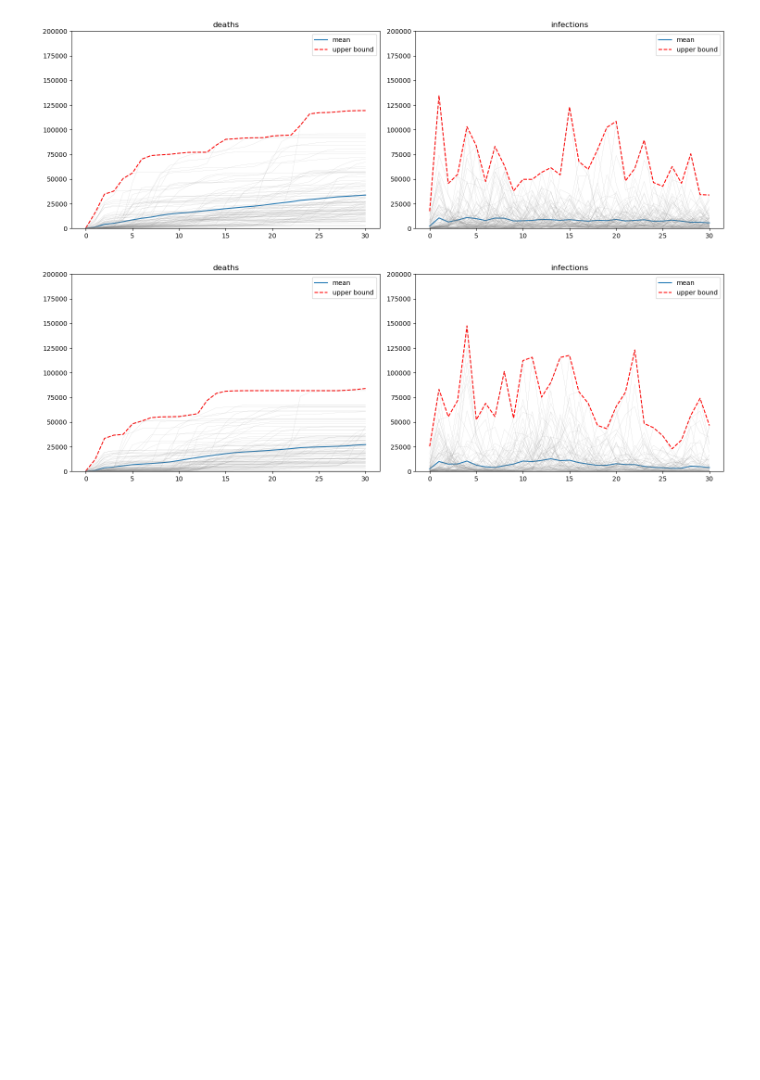
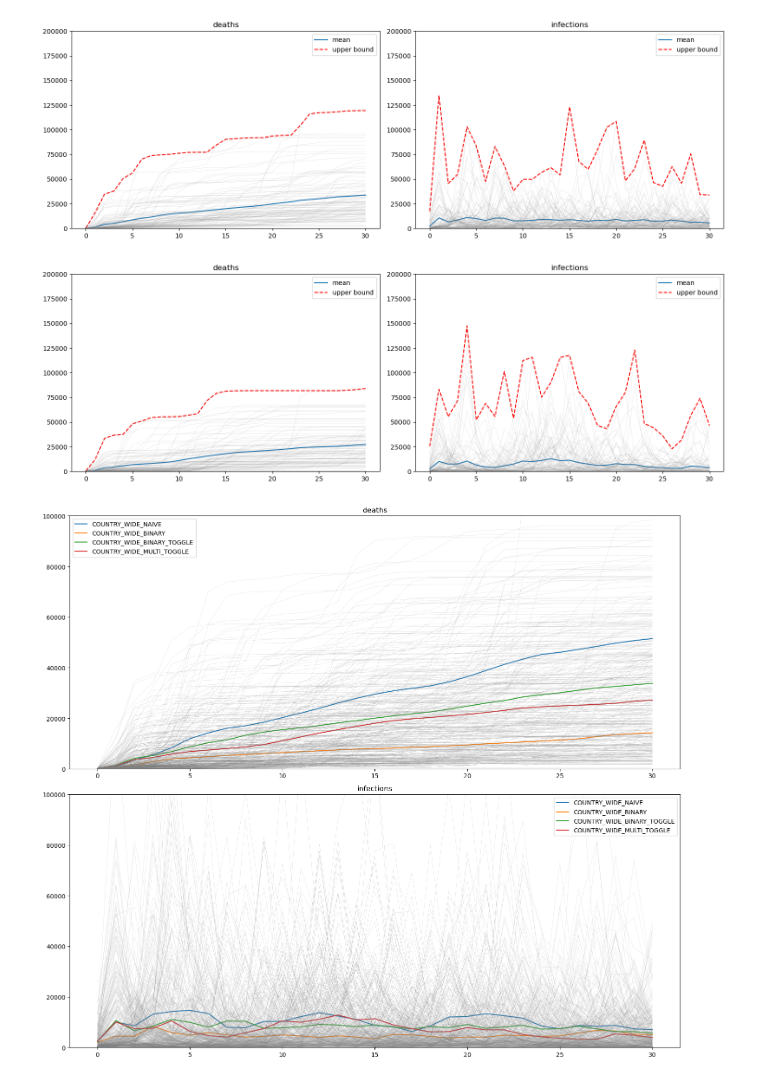
Before and after one commit to RenardDesNeiges/EpidemicsSimulator, a Jupyter notebook: eval_experiments.ipynb, the cells around one changed output. Cells and saved outputs as stored; diff of their text form; code cells hidden in the pictures; blank space fills up the shorter version.

```diff
--- a/eval_experiments.ipynb
+++ b/eval_experiments.ipynb
@@ -227,37 +227,35 @@ plot_run_exp_var('COUNTRY_WIDE_MULTI_TOGGLE', range(100))
 # %%
 
 items = [   ('COUNTRY_WIDE_NAIVE', range(100)),
             ('COUNTRY_WIDE_BINARY', range(100)),
             ('COUNTRY_WIDE_BINARY_TOGGLE', range(100)),
             ('COUNTRY_WIDE_MULTI_TOGGLE', range(100)),]
 
 def plot_runs_exp_var(keys):
+    scale = 1
+    fig, ax = plt.subplots(2,1,figsize=(15*scale,13*scale))
+    ax[0].set_title('deaths')
+    ax[1].set_title('infections')
     for k,run_ids in keys:
         out = extract_log_parameters(run_logs[k])
-        scale = 1
-        fig, ax = plt.subplots(2,1,figsize=(15*scale,5*scale))
 
         avg_deaths = np.mean([out['deaths'][_id] for _id in run_ids],axis=0)
-        deaths_sup = np.max([out['deaths'][_id] for _id in run_ids],axis=0)
 
         ax[0].plot(avg_deaths)
-        ax[0].plot(deaths_sup, '--', color='red')
-
-        ax[0].legend(['mean','upper bound','lower bound'])
-        [ax[0].plot(out['deaths'][_id], color='gray', linewidth=0.1) for _id in run_ids]
-        ax[0].set_title('deaths')
-        ax[0].set_ylim(0,200000)
+        ax[0].set_ylim(0,100000)
 
 
         avg_infected = np.mean([out['infected'][_id] for _id in run_ids],axis=0)
-        infected_sup = np.max([out['infected'][_id] for _id in run_ids],axis=0)
         ax[1].plot(avg_infected)
-        ax[1].plot(infected_sup, '--', color='red')
-
-        ax[1].legend(['mean','upper bound','lower bound'])
+        ax[1].set_ylim(0,100000)
+    ax[0].legend([e[0] for e in keys])
+    ax[1].legend([e[0] for e in keys])
+    for k,run_ids in keys:
+        out = extract_log_parameters(run_logs[k])
+        [ax[0].plot(out['deaths'][_id], color='gray', linewidth=0.1) for _id in run_ids]
         [ax[1].plot(out['infected'][_id], color='gray', linewidth=0.1) for _id in run_ids]
-        ax[1].set_title('infections')
-        ax[1].set_ylim(0,200000)
-
-        fig.tight_layout()
-        plt.show()
+    fig.tight_layout()
+    plt.show()
+plot_runs_exp_var(items)
+# %% [output]
+[figure, added]
```
Also changed, not shown: 5 other files.
